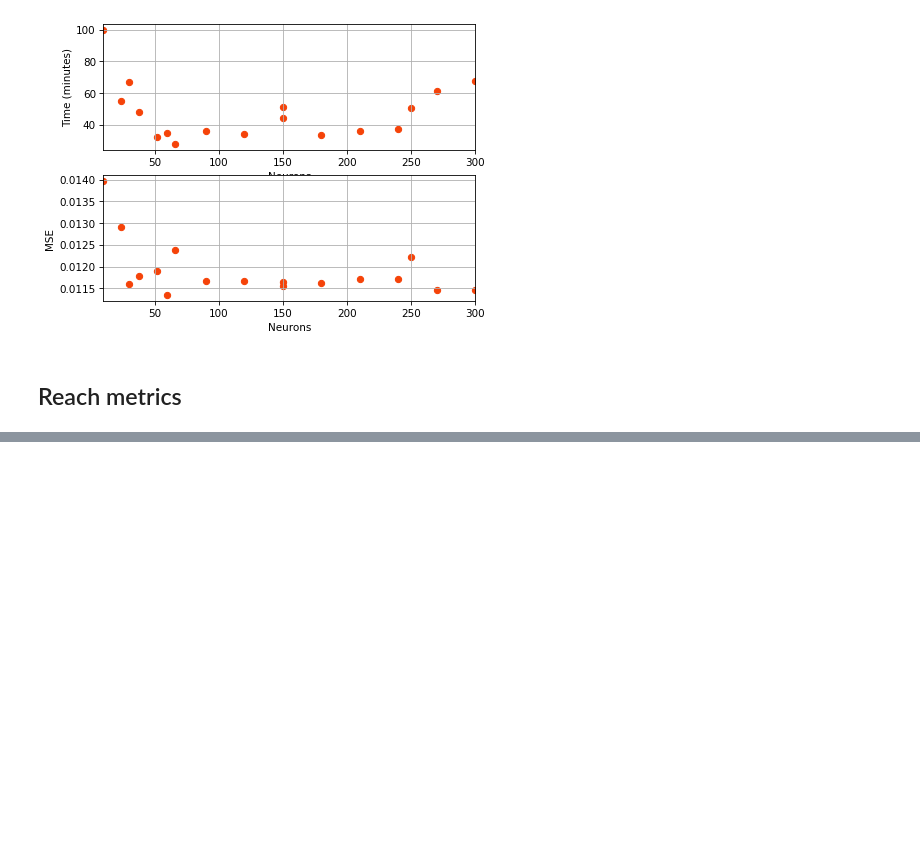
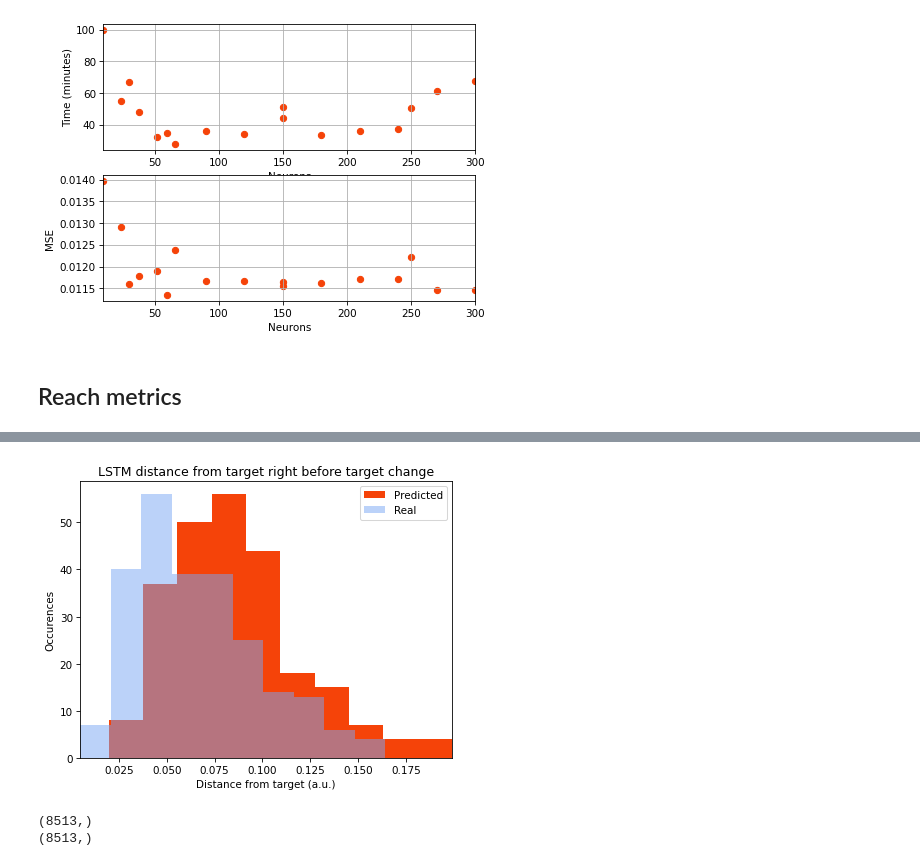
Before and after one commit to PAUL-BERNARD/Bernard2024_ICANN_prosthesis_reservoir, a Jupyter notebook: 3_lstm.ipynb, the cells around one changed output, grey strips where cells are left out. Cells and saved outputs as stored; diff of their text form; code cells hidden in the pictures; blank space fills up the shorter version.

```diff
--- a/3_lstm.ipynb
+++ b/3_lstm.ipynb
@@ -494,0 +533,6 @@ plt.show()
+# %%
+lengths = [dataset.Y[i].shape[0] for i in test_index]
+Y_pred = [np.array(y_pred[:length]) for y_pred, length in zip(Y_pred, lengths)]
+
+fold = dataset.kfold_infos().__next__()
+X_train, Y_train, Info_train, X_test, Y_test, Info_test = fold
@@ -494,0 +561,19 @@ plt.show()
+# %%
+plt.figure()
+plt.hist(lsd[0], label="Predicted")
+plt.hist(lsd2[0], label="Real", alpha=0.5)
+plt.xlabel("Distance from target (a.u.)")
+plt.ylabel("Occurences")
+plt.title("LSTM distance from target right before target change")
+plt.legend()
+plt.show()
+# %% [output]
+[figure, added]
+# %%
+rd = metrics.red_distances(X_test, Y_pred, Info_test)
+rd2 = metrics.red_distances(X_test, Y_test, Info_test)
+print(rd[0].shape)
+print(rd2[0].shape)
+# %% [output]
+(8513,)
+(8513,)
```
Also changed, not shown: parts of 13 cells of this notebook.
